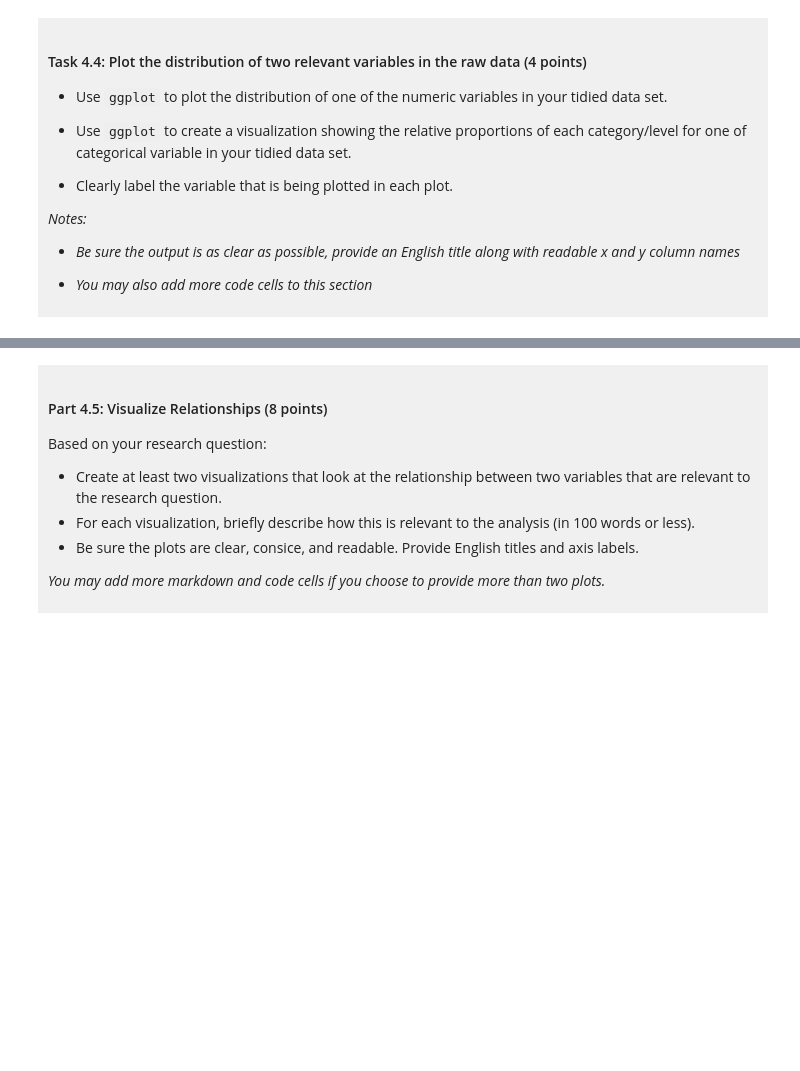
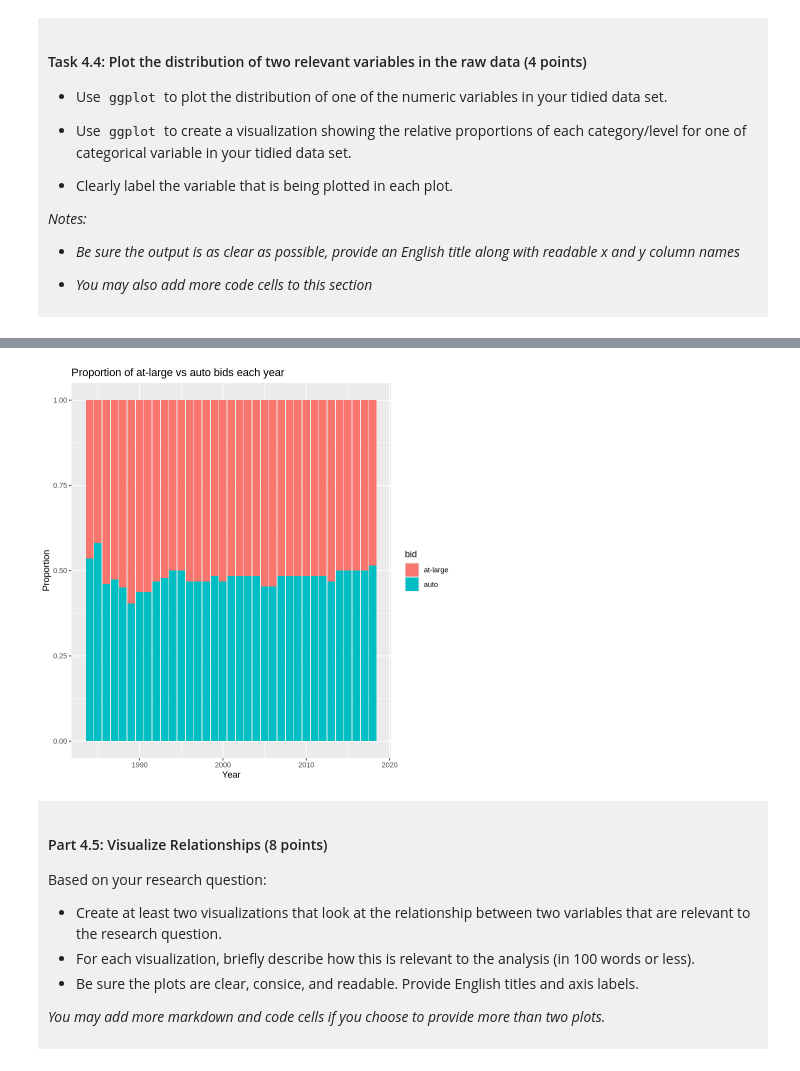
Before and after one commit to cfitzg24/DSCI_prj_2026, a Jupyter notebook: dsci-100-project-notebook.ipynb, the cells around one changed output, grey strips where cells are left out. Drawn from its saved outputs; the diff is of its cells as text; code cells hidden in the pictures; blank space fills up the shorter version.

```diff
--- a/dsci-100-project-notebook.ipynb
+++ b/dsci-100-project-notebook.ipynb
@@ -303,5 +375,13 @@ You will refine your research question (if needed) and produce a tidy data set.
 # %%
-### EDIT THIS CODE CELL FOR PLOT 2 ###
+NCAA_bid_bar <- tidy_NCAA_data |>
+        ggplot(aes(x = year, fill = bid))+
+        geom_bar(position = "fill")+
+        xlab("Year")+
+        ylab("Proportion")+
+        ggtitle("Proportion of at-large vs auto bids each year")
+NCAA_bid_bar
+# %% [output]
+[figure, added]
 # %% [markdown]
 <div style="background-color: #f0f0f0; padding: 10px;">
 
```
Also changed, not shown: parts of 12 cells of this notebook.
